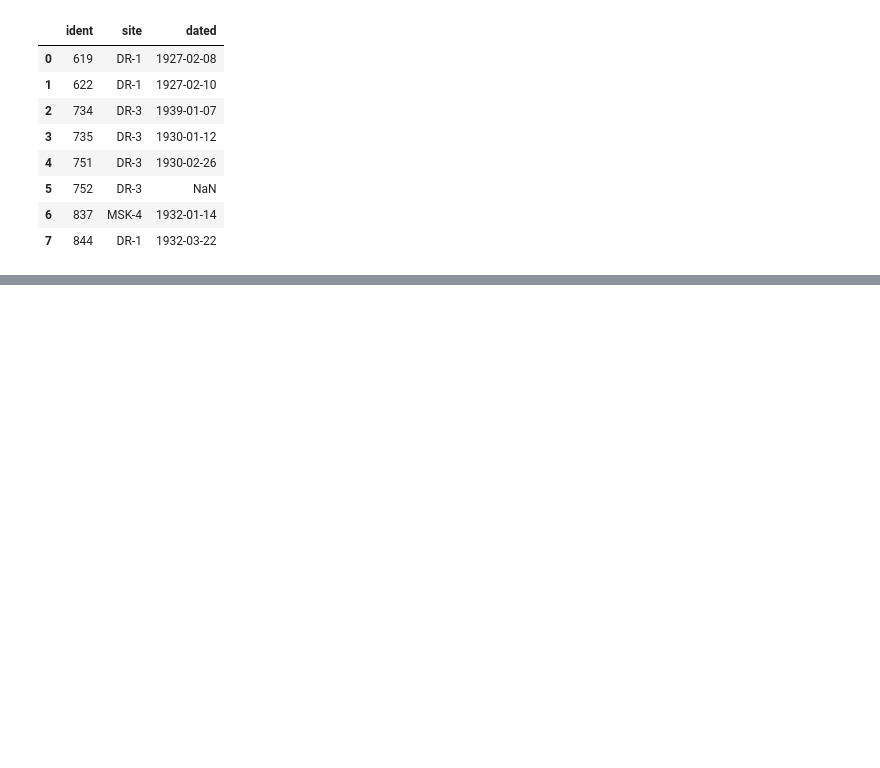
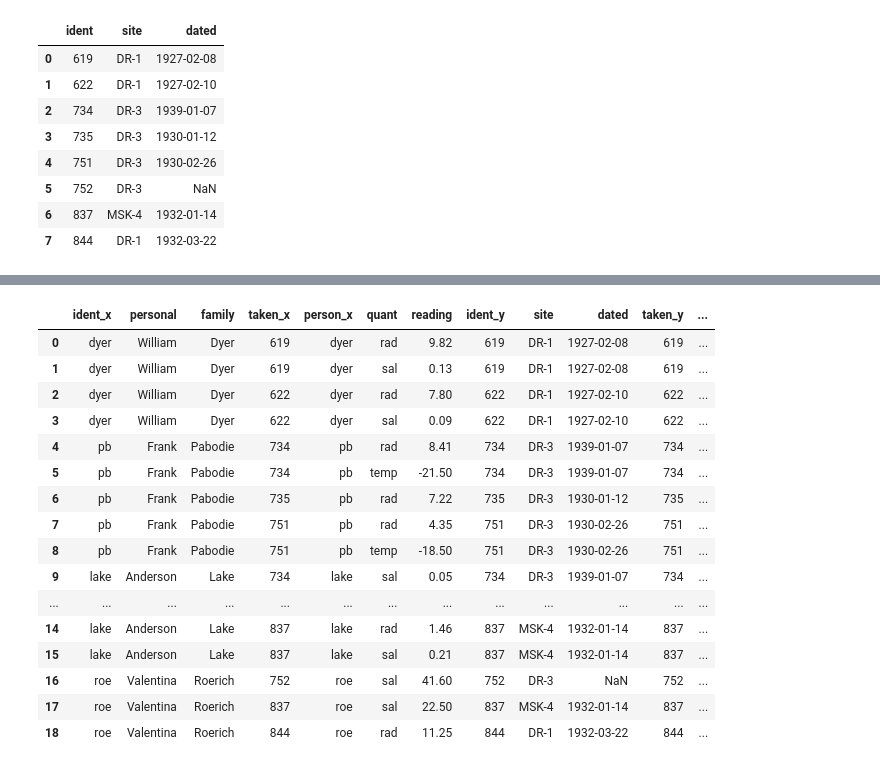
Before and after one commit to ikeven94/py_repo, a Jupyter notebook: Pandas_Numpy/Pandas_preprocessing.ipynb, the cells around one changed output, grey strips where cells are left out. Drawn from its saved outputs; the diff is of its cells as text; code cells hidden in the pictures; blank space fills up the shorter version.

```diff
--- a/Pandas_Numpy/Pandas_preprocessing.ipynb
+++ b/Pandas_Numpy/Pandas_preprocessing.ipynb
@@ -276,0 +358,25 @@ visited
+# %%
+ps = person.merge(survey,left_on='ident',right_on='person')
+vs = visited.merge(survey,left_on='ident',right_on='taken')
+# %%
+pvs = ps.merge(vs, left_on=['ident','taken','quant','reading'],
+               right_on = ['person','ident','quant','reading'])
+pvs
+# %% [output]
+|  | ident_x | personal | family | taken_x | person_x | quant | reading | ident_y | site | dated | taken_y | ... |
+| 0 | dyer | William | Dyer | 619 | dyer | rad | 9.82 | 619 | DR-1 | 1927-02-08 | 619 | ... |
+| 1 | dyer | William | Dyer | 619 | dyer | sal | 0.13 | 619 | DR-1 | 1927-02-08 | 619 | ... |
+| 2 | dyer | William | Dyer | 622 | dyer | rad | 7.80 | 622 | DR-1 | 1927-02-10 | 622 | ... |
+| 3 | dyer | William | Dyer | 622 | dyer | sal | 0.09 | 622 | DR-1 | 1927-02-10 | 622 | ... |
+| 4 | pb | Frank | Pabodie | 734 | pb | rad | 8.41 | 734 | DR-3 | 1939-01-07 | 734 | ... |
+| 5 | pb | Frank | Pabodie | 734 | pb | temp | -21.50 | 734 | DR-3 | 1939-01-07 | 734 | ... |
+| 6 | pb | Frank | Pabodie | 735 | pb | rad | 7.22 | 735 | DR-3 | 1930-01-12 | 735 | ... |
+| 7 | pb | Frank | Pabodie | 751 | pb | rad | 4.35 | 751 | DR-3 | 1930-02-26 | 751 | ... |
+| 8 | pb | Frank | Pabodie | 751 | pb | temp | -18.50 | 751 | DR-3 | 1930-02-26 | 751 | ... |
+| 9 | lake | Anderson | Lake | 734 | lake | sal | 0.05 | 734 | DR-3 | 1939-01-07 | 734 | ... |
+| ... | ... | ... | ... | ... | ... | ... | ... | ... | ... | ... | ... | ... |
+| 14 | lake | Anderson | Lake | 837 | lake | rad | 1.46 | 837 | MSK-4 | 1932-01-14 | 837 | ... |
+| 15 | lake | Anderson | Lake | 837 | lake | sal | 0.21 | 837 | MSK-4 | 1932-01-14 | 837 | ... |
+| 16 | roe | Valentina | Roerich | 752 | roe | sal | 41.60 | 752 | DR-3 | NaN | 752 | ... |
+| 17 | roe | Valentina | Roerich | 837 | roe | sal | 22.50 | 837 | MSK-4 | 1932-01-14 | 837 | ... |
+| 18 | roe | Valentina | Roerich | 844 | roe | rad | 11.25 | 844 | DR-1 | 1932-03-22 | 844 | ... |
```
Also changed, not shown: parts of 19 cells of this notebook.
